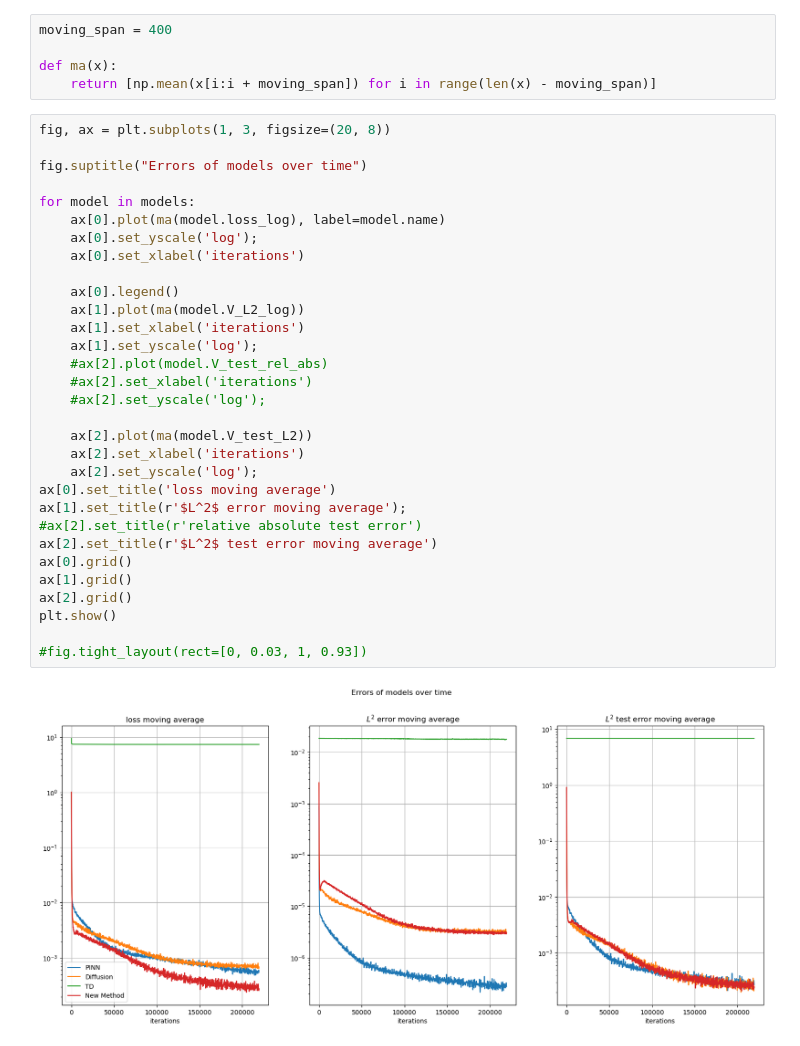
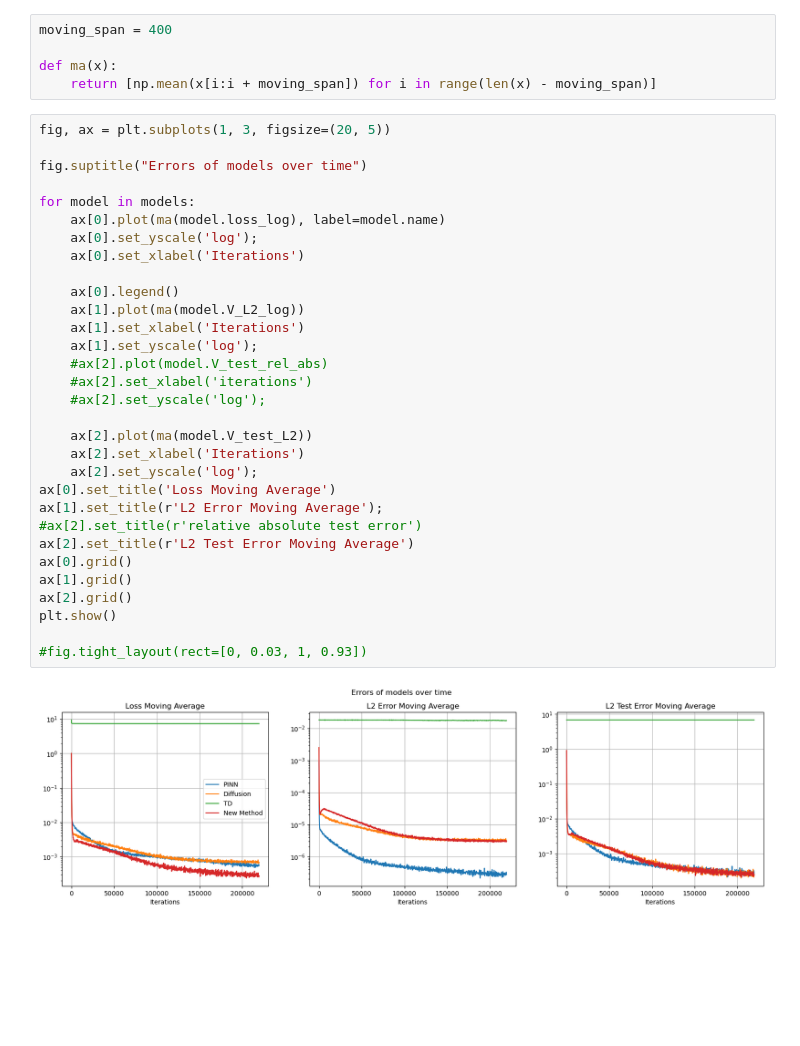
Before and after one commit to lucaspauker/path-space-PDE-solver, a Jupyter notebook: my_experiments/Aggregate.ipynb, the cells around one changed output. Drawn from its saved outputs; the diff is of its cells as text; blank space fills up the shorter version.

```diff
--- a/my_experiments/Aggregate.ipynb
+++ b/my_experiments/Aggregate.ipynb
@@ -93,38 +93,38 @@ moving_span = 400
 def ma(x):
     return [np.mean(x[i:i + moving_span]) for i in range(len(x) - moving_span)]
 # %%
-fig, ax = plt.subplots(1, 3, figsize=(20, 8))
+fig, ax = plt.subplots(1, 3, figsize=(20, 5))
 
 fig.suptitle("Errors of models over time")
 
 for model in models:
     ax[0].plot(ma(model.loss_log), label=model.name)
     ax[0].set_yscale('log');
-    ax[0].set_xlabel('iterations')
+    ax[0].set_xlabel('Iterations')
 
     ax[0].legend()
     ax[1].plot(ma(model.V_L2_log))
-    ax[1].set_xlabel('iterations')
+    ax[1].set_xlabel('Iterations')
     ax[1].set_yscale('log');
     #ax[2].plot(model.V_test_rel_abs)
     #ax[2].set_xlabel('iterations')
     #ax[2].set_yscale('log');
 
     ax[2].plot(ma(model.V_test_L2))
-    ax[2].set_xlabel('iterations')
+    ax[2].set_xlabel('Iterations')
     ax[2].set_yscale('log');
-ax[0].set_title('loss moving average')
-ax[1].set_title(r'$L^2$ error moving average');
+ax[0].set_title('Loss Moving Average')
+ax[1].set_title(r'L2 Error Moving Average');
 #ax[2].set_title(r'relative absolute test error')
-ax[2].set_title(r'$L^2$ test error moving average')
+ax[2].set_title(r'L2 Test Error Moving Average')
 ax[0].grid()
 ax[1].grid()
 ax[2].grid()
 plt.show()
 
 #fig.tight_layout(rect=[0, 0.03, 1, 0.93])
 # %% [output]
-[figure, old version]
+[figure, new version]
 # %%
 moving_span = 400
 
```
Also changed, not shown: parts of 4 cells of this notebook, 2 other files.
